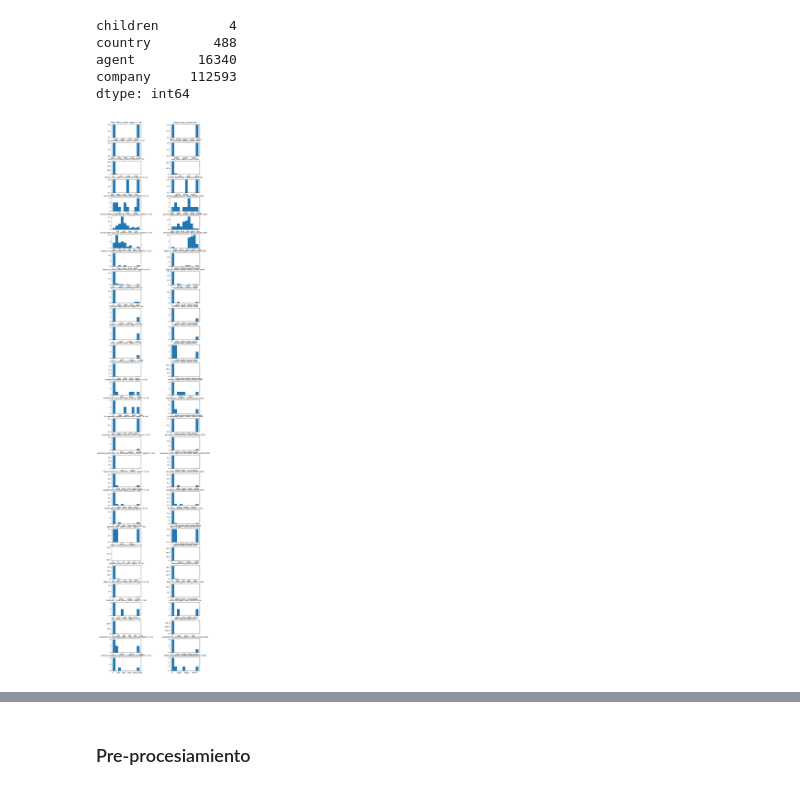
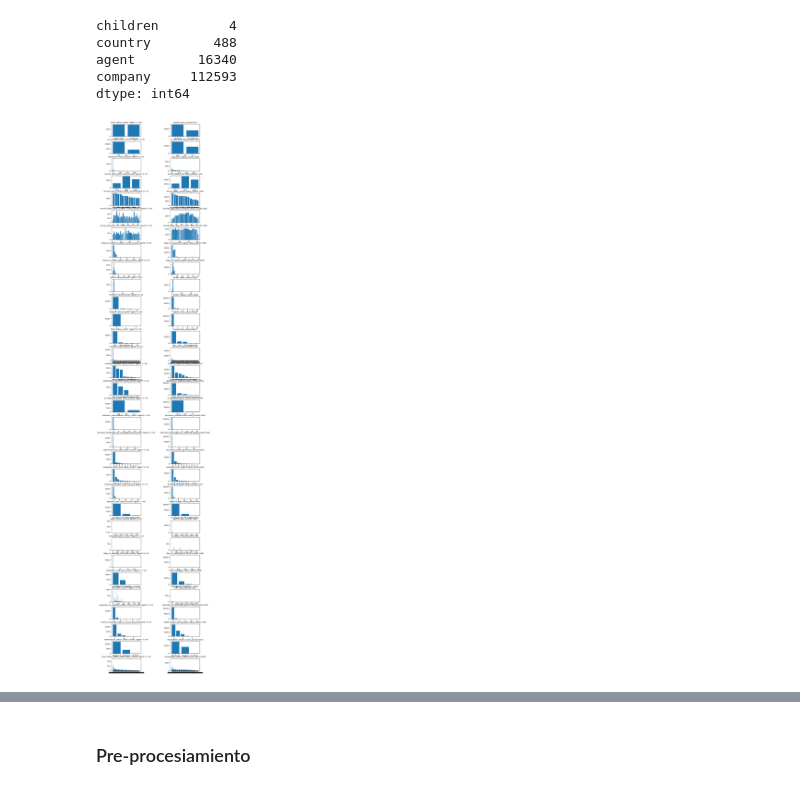
Before and after one commit to mayerga/final_project_ML-DL, a Jupyter notebook: eval.ipynb, the cells around one changed output, grey strips where cells are left out. Drawn from its saved outputs; the diff is of its cells as text; code cells hidden in the pictures.

```diff
--- a/eval.ipynb
+++ b/eval.ipynb
@@ -133,19 +138,21 @@ dset_cp.drop(['company'], axis=1, inplace=True)
 # %%
 i=0
-fig, ax = plt.subplots(nrows = len(dset_cp.columns), ncols=2, figsize=(8,50))
-plt.subplots_adjust(hspace=0.35, wspace=1)
+fig, ax = plt.subplots(nrows = len(dset.columns), ncols=2, figsize=(8,50))
+plt.subplots_adjust(hspace=0.4, wspace=1)
 plt.rc({'font.size':6})
-for c in dset_cp.columns:
-    ax[i,0].hist(dset_cp[dset_cp['agent'].isna()][c].dropna().value_counts())
+for c in dset.columns:
+    vc_agent_is_na = dset[dset['agent'].isna()][c].dropna().value_counts()
+    ax[i,0].bar(vc_agent_is_na.index, vc_agent_is_na)
     ax[i,0].set_title(f"{c} value_counts 'agent' is 'na'")
-    ax[i,1].hist(dset_cp[c].dropna().value_counts())
+    vc_total = dset[c].dropna().value_counts()
+    ax[i,1].bar(vc_total.index, vc_total)
     ax[i,1].set_title(f"{c} value_counts total")
     i +=1
 fig.show()
 
 # se comparan los value conuts de las columnas dependiendo se si se filtran fuera las filas con 'agent' a 'na' o no, por ver si los 'na' están uniformemente distribuidos o no,
-# es deicir, si el valor 'na' en 'agent' contiene información.
-# se ve que la mayor relación es con estas columnas: arrival_date_month, arrival_date_week, arrival_day_of_month, distribution_channel
+# es deicir, si el valor 'na' en 'agent' contiene información por sesgo
+# se ve que en algunas variables claramente lo tiene. Entre ellas en is_canceled, que es el target. Es por ello que se elimina la variable 'agent'
 # %% [output]
-[figure, old version]
+[figure, new version]
 # %%
```
Also changed, not shown: parts of 26 cells of this notebook.
